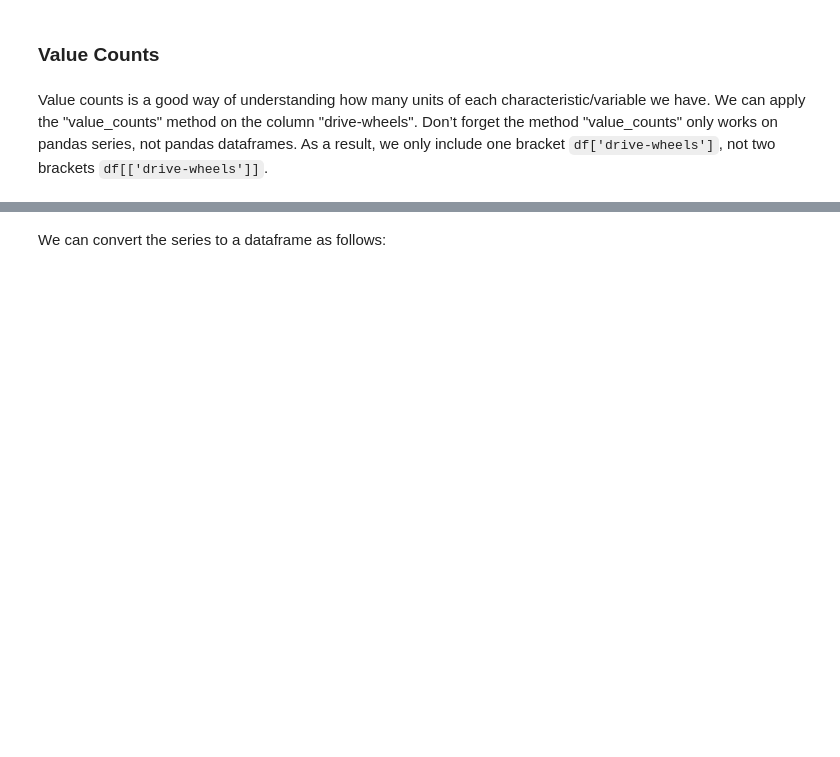
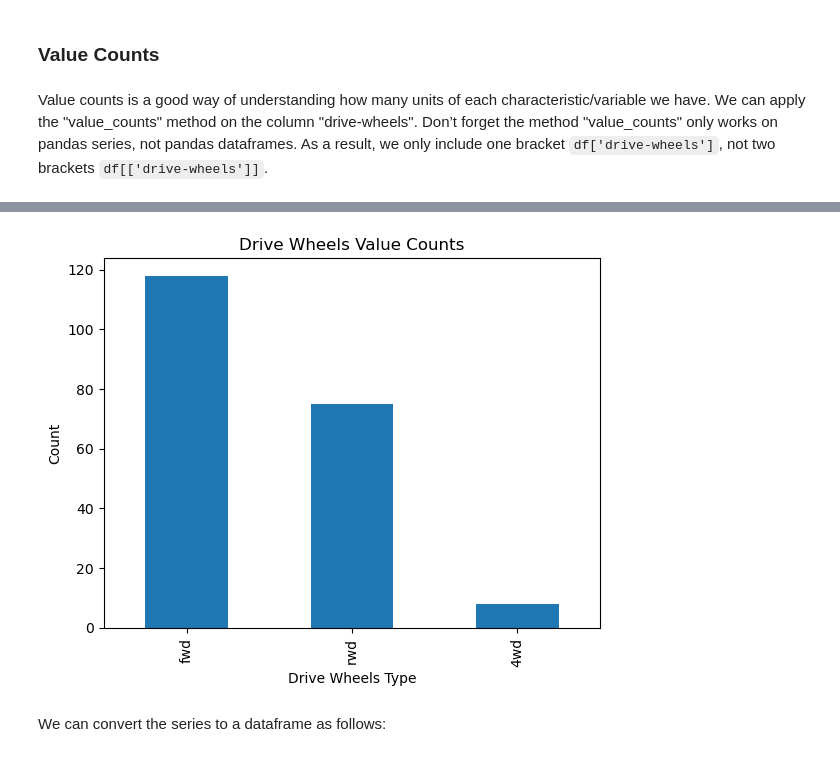
Before and after one commit to AnastasiiaPashkevych/Data_Analysis_With_Python, a Jupyter notebook: Module_3/Exploratory_data_analysis_cars.ipynb, the cells around one changed output, grey strips where cells are left out. Cells and saved outputs as stored; diff of their text form; code cells hidden in the pictures; blank space fills up the shorter version.

```diff
--- a/Module_3/Exploratory_data_analysis_cars.ipynb
+++ b/Module_3/Exploratory_data_analysis_cars.ipynb
@@ -304,3 +451,11 @@ df['drive-wheels'].value_counts()
+# %%
+df['drive-wheels'].value_counts().plot(kind='bar')
+plt.title("Drive Wheels Value Counts")
+plt.xlabel("Drive Wheels Type")
+plt.ylabel("Count")
+plt.show()
+# %% [output]
+[figure, added]
 # %% [markdown]
 We can convert the series to a dataframe as follows:
 # %%
```
Also changed, not shown: parts of 47 cells of this notebook.
